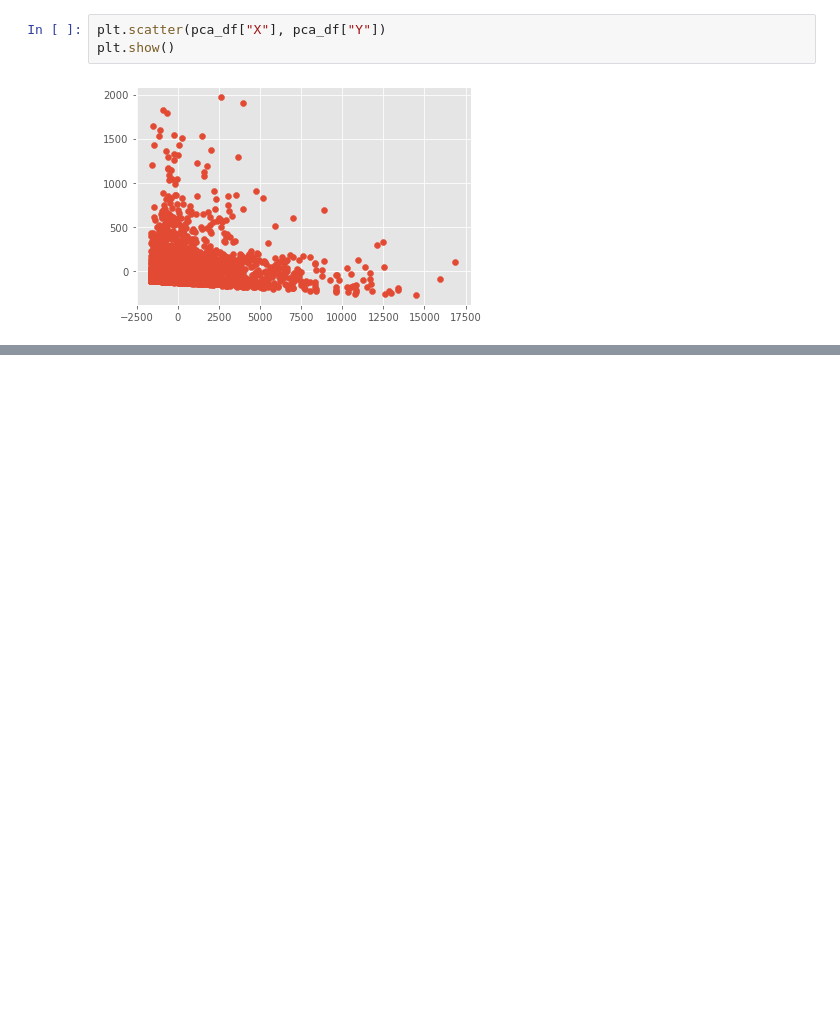
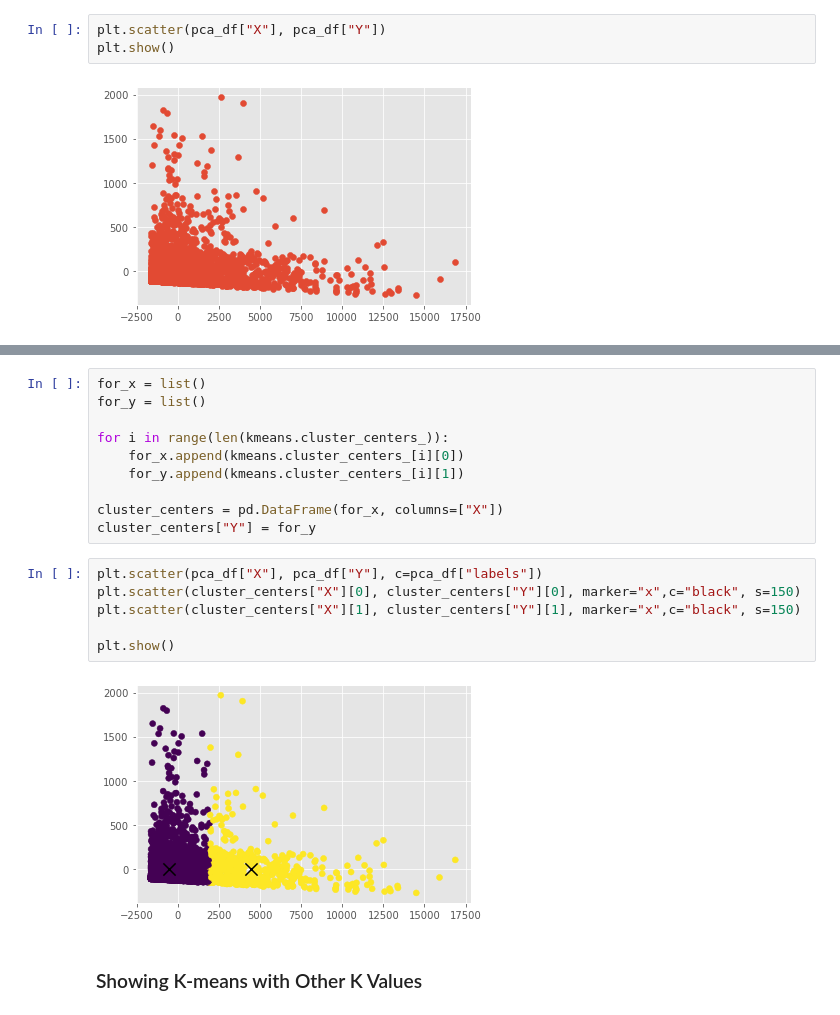
Before and after one commit to onur-duman/OnlineShoppersIntention-EDA-Classification-Clustering, a Jupyter notebook: OnlineShoppersIntention.ipynb, the cells around one changed output, grey strips where cells are left out. Cells and saved outputs as stored; diff of their text form; blank space fills up the shorter version.

```diff
--- a/OnlineShoppersIntention.ipynb
+++ b/OnlineShoppersIntention.ipynb
@@ -472,0 +520,21 @@ plt.show()
+# %%
+for_x = list()
+for_y = list()
+
+for i in range(len(kmeans.cluster_centers_)):
+    for_x.append(kmeans.cluster_centers_[i][0])
+    for_y.append(kmeans.cluster_centers_[i][1])
+
+cluster_centers = pd.DataFrame(for_x, columns=["X"])
+cluster_centers["Y"] = for_y
+# %%
+plt.scatter(pca_df["X"], pca_df["Y"], c=pca_df["labels"])
+plt.scatter(cluster_centers["X"][0], cluster_centers["Y"][0], marker="x",c="black", s=150)
+plt.scatter(cluster_centers["X"][1], cluster_centers["Y"][1], marker="x",c="black", s=150)
+
+plt.show()
+# %% [output]
+[figure, added]
+# %% [markdown]
+<a id="43"></a>
+### Showing K-means with Other K Values
```
Also changed, not shown: parts of 14 cells of this notebook.
